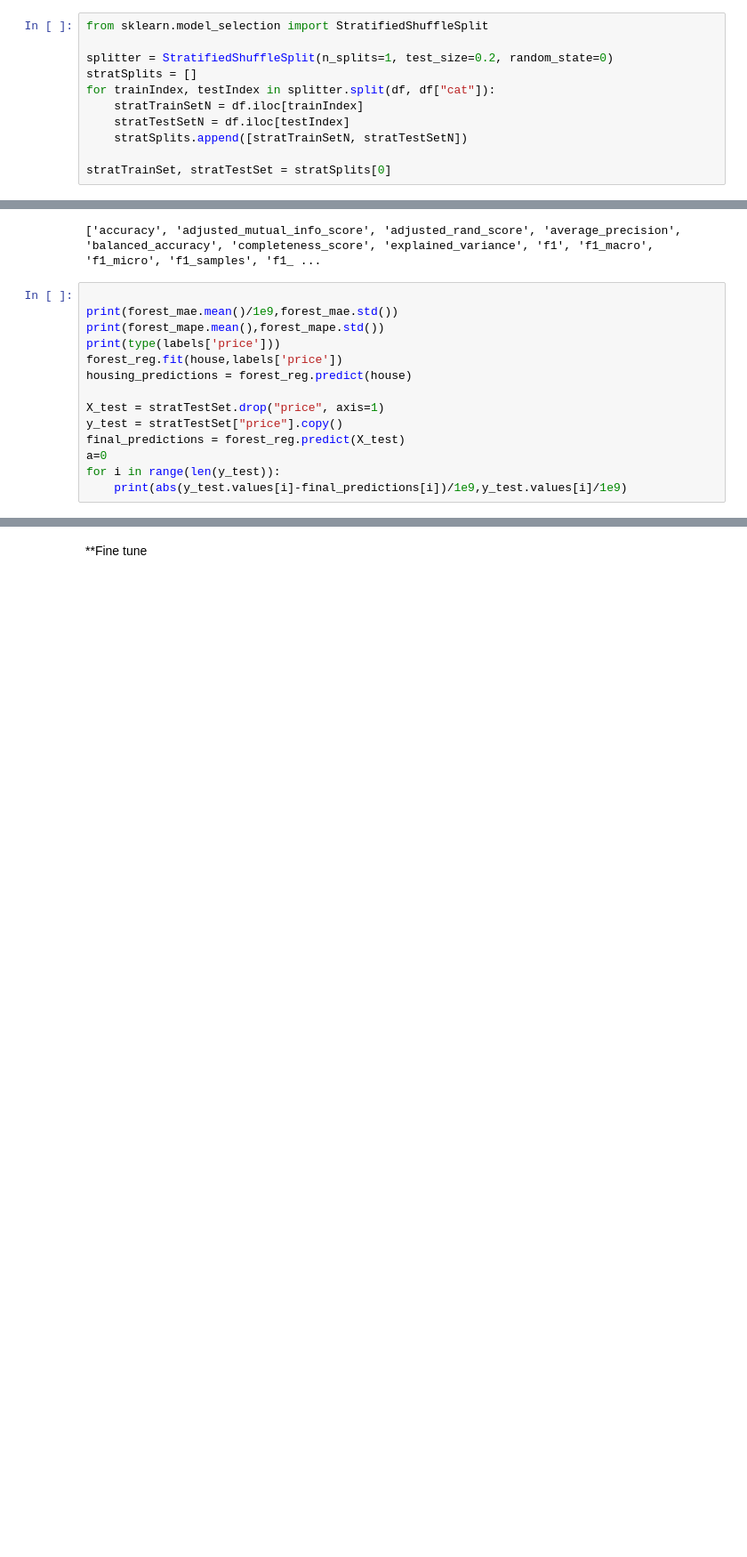
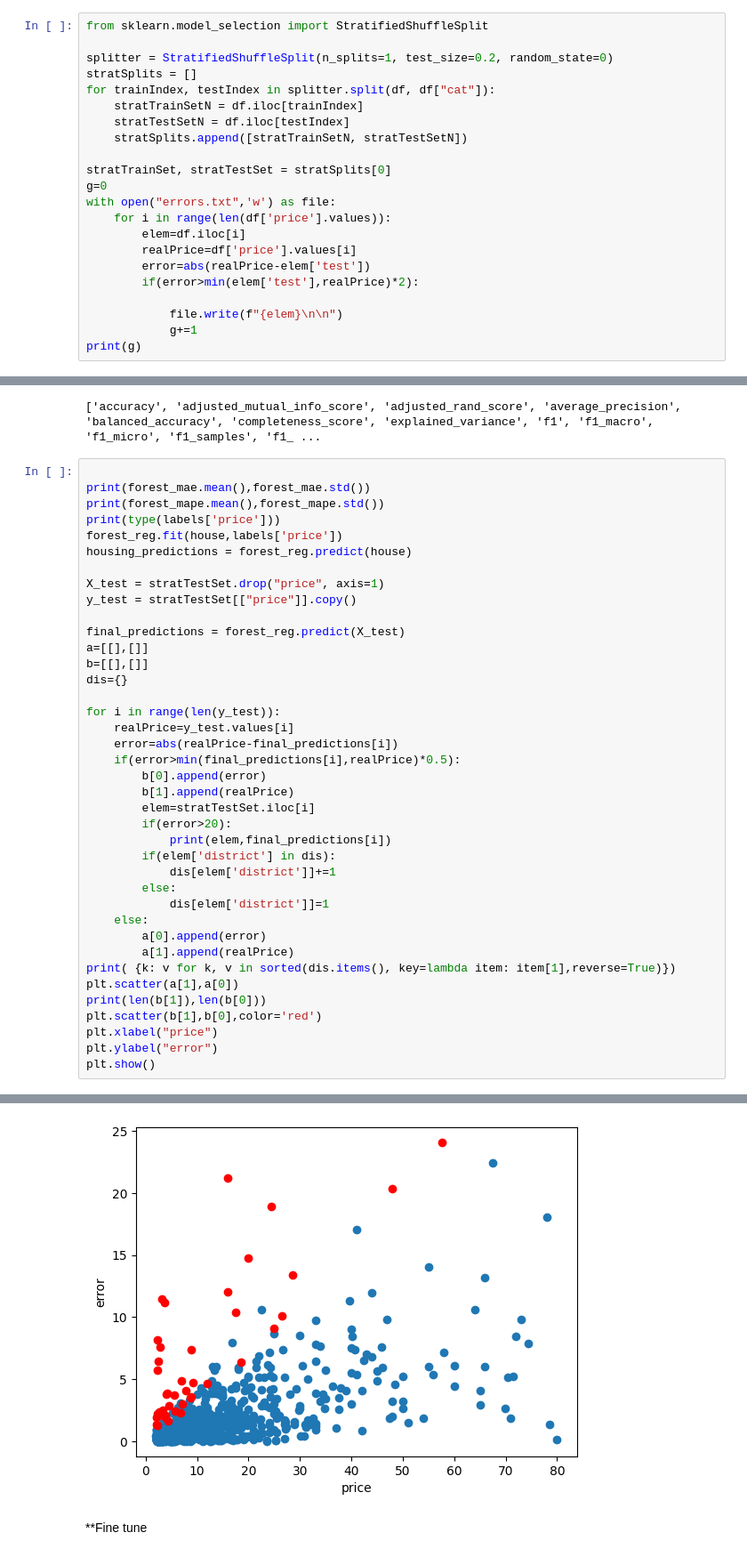
Before and after one commit to mehanalavimajd/pelot, a Jupyter notebook: model/train.ipynb, the cells around one changed output, grey strips where cells are left out. Shown at 89% size. Drawn from its saved outputs; the diff is of its cells as text; blank space fills up the shorter version.

```diff
--- a/model/train.ipynb
+++ b/model/train.ipynb
@@ -138,3 +142,14 @@ for trainIndex, testIndex in splitter.split(df, df["cat"]):
     stratSplits.append([stratTrainSetN, stratTestSetN])
 
 stratTrainSet, stratTestSet = stratSplits[0]
+g=0
+with open("errors.txt",'w') as file:
+    for i in range(len(df['price'].values)):
+        elem=df.iloc[i]
+        realPrice=df['price'].values[i]
+        error=abs(realPrice-elem['test'])
+        if(error>min(elem['test'],realPrice)*2):
+
+            file.write(f"{elem}\n\n")
+            g+=1
+print(g)
@@ -212,16 +231,41 @@ forest_mae = -cross_val_score(forest_reg, house, labels['price'],cv=7,scoring="n
 ['accuracy', 'adjusted_mutual_info_score', 'adjusted_rand_score', 'average_precision', 'balanced_accuracy', 'completeness_score', 'explained_variance', 'f1', 'f1_macro', 'f1_micro', 'f1_samples', 'f1_ ...
 # %%
 
-print(forest_mae.mean()/1e9,forest_mae.std())
+print(forest_mae.mean(),forest_mae.std())
 print(forest_mape.mean(),forest_mape.std())
 print(type(labels['price']))
 forest_reg.fit(house,labels['price'])
 housing_predictions = forest_reg.predict(house)
 
 X_test = stratTestSet.drop("price", axis=1)
-y_test = stratTestSet["price"].copy()
+y_test = stratTestSet[["price"]].copy()
+
 final_predictions = forest_reg.predict(X_test)
-a=0
+a=[[],[]]
+b=[[],[]]
+dis={}
+
 for i in range(len(y_test)):
-    print(abs(y_test.values[i]-final_predictions[i])/1e9,y_test.values[i]/1e9)
+    realPrice=y_test.values[i]
+    error=abs(realPrice-final_predictions[i])
+    if(error>min(final_predictions[i],realPrice)*0.5):
+        b[0].append(error)
+        b[1].append(realPrice)
+        elem=stratTestSet.iloc[i]
+        if(error>20):
+            print(elem,final_predictions[i])
+        if(elem['district'] in dis):
+            dis[elem['district']]+=1
+        else:
+            dis[elem['district']]=1
+    else:
+        a[0].append(error)
+        a[1].append(realPrice)
+print( {k: v for k, v in sorted(dis.items(), key=lambda item: item[1],reverse=True)})
+plt.scatter(a[1],a[0])
+print(len(b[1]),len(b[0]))
+plt.scatter(b[1],b[0],color='red')
+plt.xlabel("price")
+plt.ylabel("error")
+plt.show()
 # %% [output]
@@ -245,3 +289,4 @@ for i in range(len(y_test)):
+[figure, added]
 # %% [markdown]
 **Fine tune
 # %%
```
Also changed, not shown: parts of 12 cells of this notebook, 6 other files.
